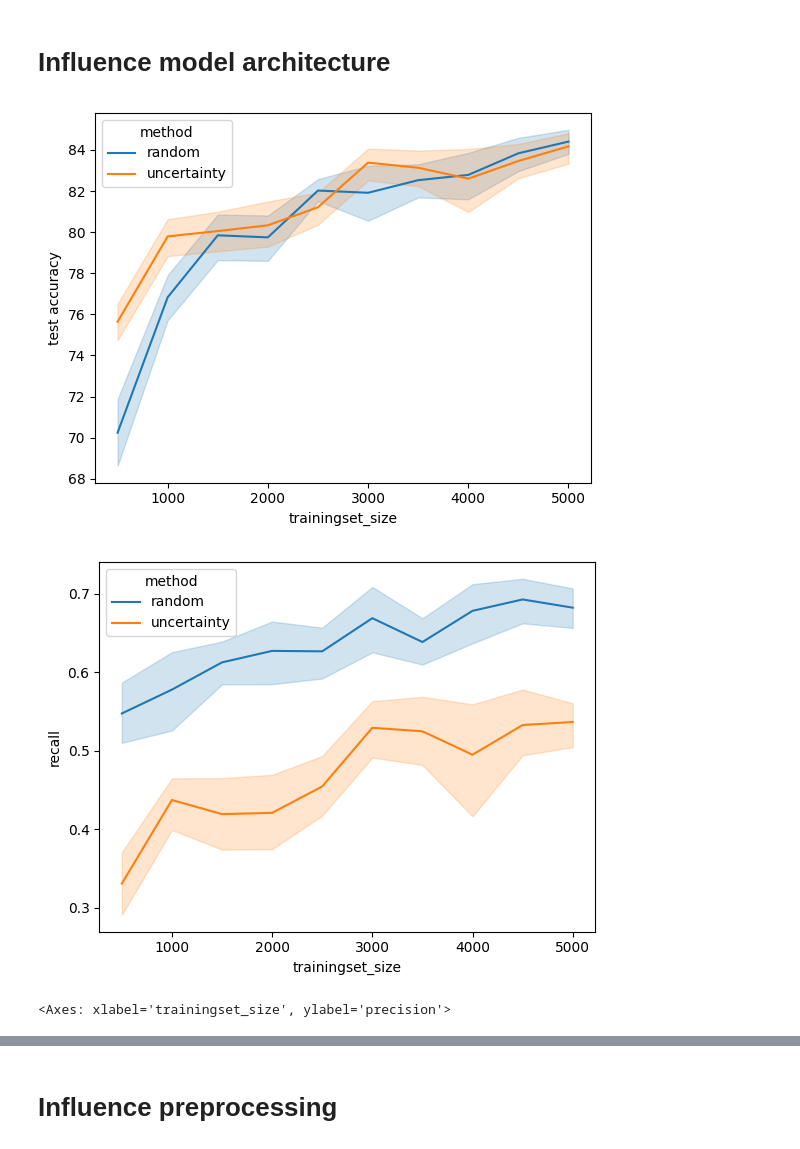
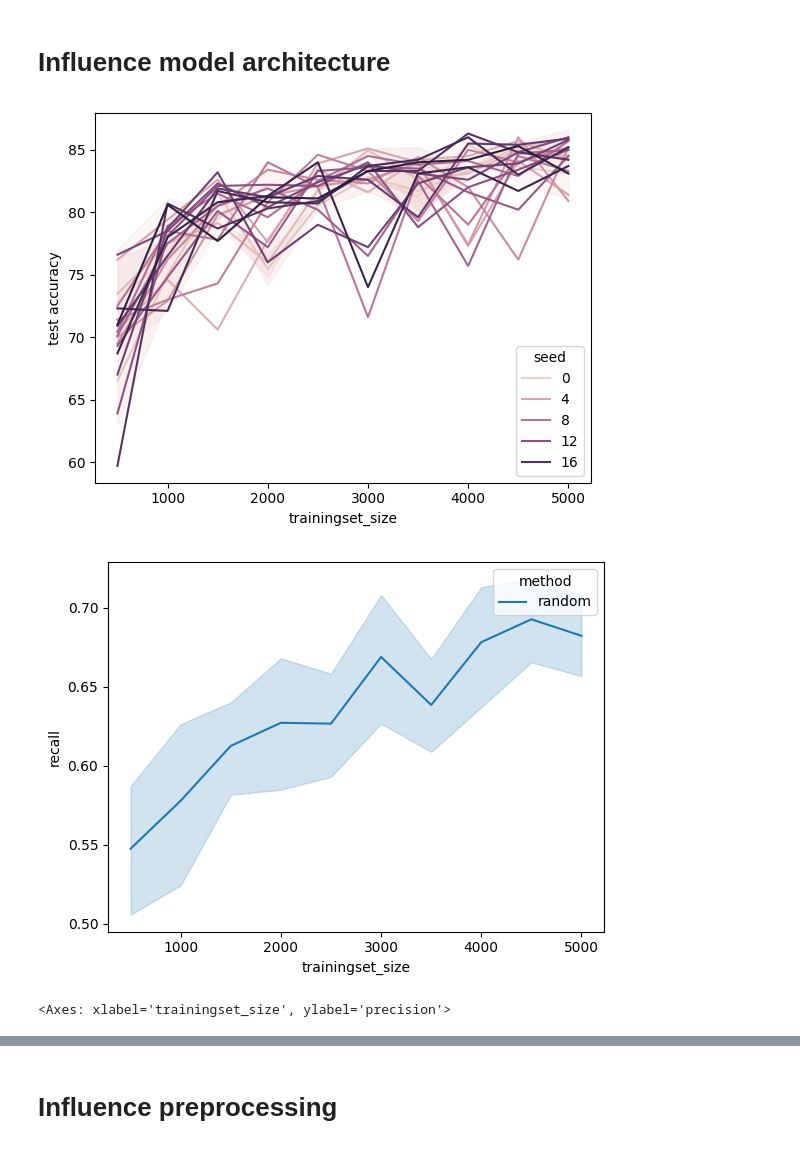
Before and after one commit to DrKush420/Thesis, a Jupyter notebook: res.ipynb, the cells around one changed output, grey strips where cells are left out. Saved outputs shown, nothing was run; the diff lists cells and outputs as text; code cells hidden in the pictures.

```diff
--- a/res.ipynb
+++ b/res.ipynb
@@ -11,12 +11,13 @@ import seaborn as sns
 # Read results
 # %%
 
-logs_dir = 'D:/logs/modeldata'
+logs_dir = './logs/modeldata'
 all_files = os.listdir(logs_dir)
 
 csv_files = [file for file in all_files ]
 
 print(csv_files)
-csv_files=csv_files[0]
+csv_files=csv_files[:1]
+#csv_files=[csv_files[0],csv_files[-1]]
 print(csv_files)
 # %% [output]
@@ -55,16 +56,19 @@ D:/logs/modeldata/_March08_10_51_14_.csv
 # Influence model architecture
 # %%
 columns = [ 'test accuracy','recall','precision', 'trainingset_size', 'type', 'method','seed']
-df = pd.concat([df[df['method'] == 'random'], df[df['type'] == 'active learning_no_weight']])
-#df=df[df['method'] == 'random']
+#df = pd.concat([df[df['method'] == 'random'], df[df['type'] == 'active learning_no_weight']])
+df=df[df['method'] == 'random']
 #df=df[df['type'] == 'active learning_no_weight']
-sns.lineplot(data=df, x="trainingset_size", y="test accuracy", hue="method")
+
+sns.lineplot(data=df, x="trainingset_size", y="test accuracy", hue="seed")
+plt.show()
+#sns.lineplot(data=df, x="trainingset_size", y="test accuracy", hue="method")
 #sns.lineplot(data=sns.lineplot(data=df[''], x="trainingset_size", y="test accuracy", hue="method")
 plt.show()
 sns.lineplot(data=df, x="trainingset_size", y="recall", hue="method")
 plt.show()
 sns.lineplot(data=df, x="trainingset_size", y="precision", hue="method")
 # %% [output]
-[figure, old version]
+[figure, new version]
-[figure, old version]
+[figure, new version]
 <Axes: xlabel='trainingset_size', ylabel='precision'>
```
Also changed, not shown: parts of 6 cells of this notebook, 4 other files.
